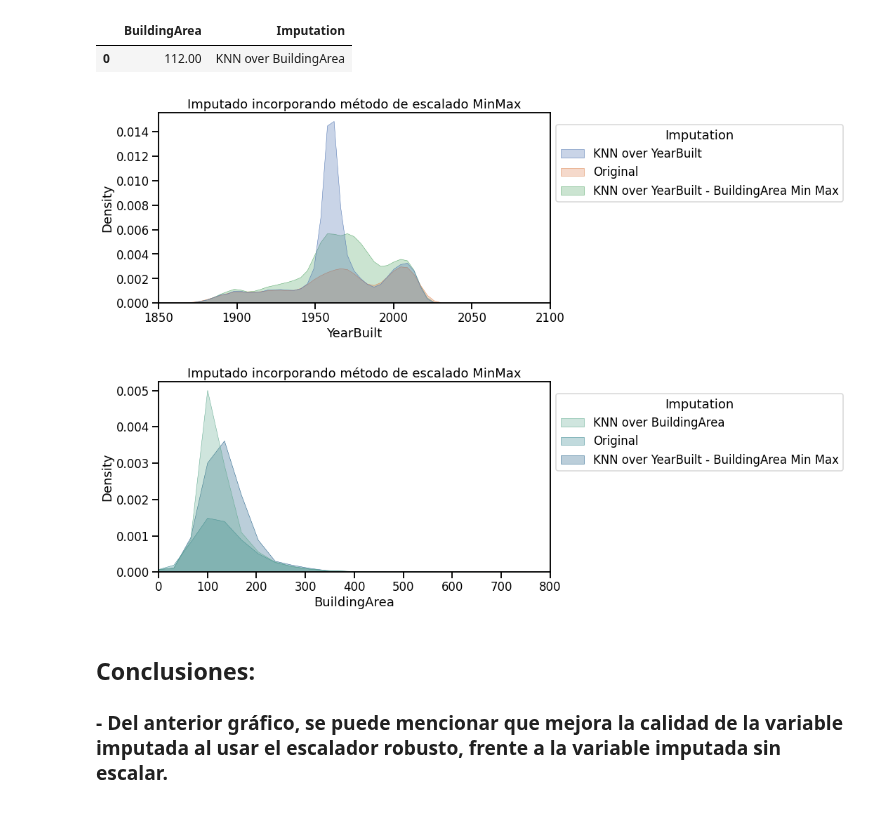
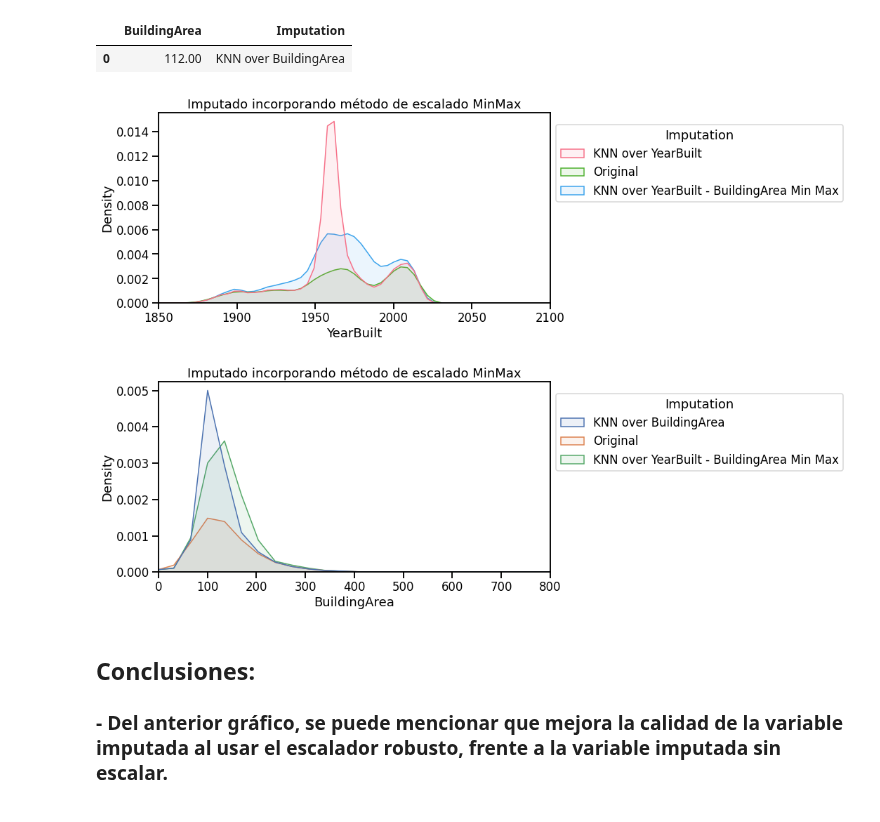
Before and after one commit to Grupo242022/EyCD, a Jupyter notebook: Entregable_Parte_2_2022_v1.ipynb, the cells around one changed output. Cells and saved outputs as stored; diff of their text form; code cells hidden in the pictures.

```diff
--- a/Entregable_Parte_2_2022_v1.ipynb
+++ b/Entregable_Parte_2_2022_v1.ipynb
@@ -374,23 +374,23 @@ df_con_BA_mm.head(1)
 # %%
 
 # Gráficamos los resultados:
 fig = plt.figure(figsize=(10, 5))
-g = sns.kdeplot(data=df_con_YB_mm, x='YearBuilt', hue='Imputation', palette="deep",\
-               alpha=.3, linewidth=0.5, fill=True, common_grid=True)
+g = sns.kdeplot(data=df_con_YB_mm, x='YearBuilt', hue='Imputation', palette="husl",\
+               alpha=.1, linewidth=1.5, fill=True, common_grid=True)
 g.set_xlim([1850, 2100])
 g.set_title('Imputado incorporando método de escalado MinMax')
 sns.move_legend(g, bbox_to_anchor=(1.0, .5),loc=3)
 
 fig = plt.figure(figsize=(10, 5))
-g = sns.kdeplot(data=df_con_BA_mm, x='BuildingArea', hue='Imputation',palette="crest",\
-               alpha=.3, linewidth=0.5, fill=True, common_grid=True)
+g = sns.kdeplot(data=df_con_BA_mm, x='BuildingArea', hue='Imputation',palette="deep",\
+               alpha=.1, linewidth=1.5, fill=True, common_grid=True)
 g.set_xlim([0, 800])
 g.set_title('Imputado incorporando método de escalado MinMax')
 
 sns.move_legend(g, bbox_to_anchor=(1.0, .5),loc=3)
 # %% [output]
-[figure, old version]
+[figure, new version]
-[figure, old version]
+[figure, new version]
 # %% [markdown]
 ## Conclusiones:
 ### - Del anterior gráfico, se puede mencionar que mejora la calidad de la variable imputada al usar el escalador robusto, frente a la variable imputada sin escalar.
```
Also changed, not shown: parts of 4 cells of this notebook.
